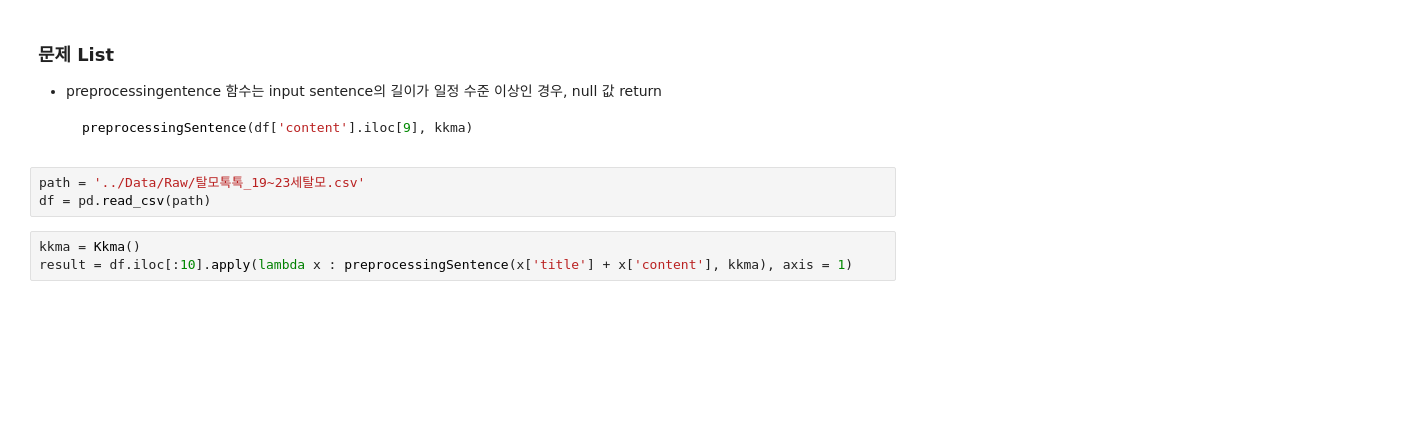
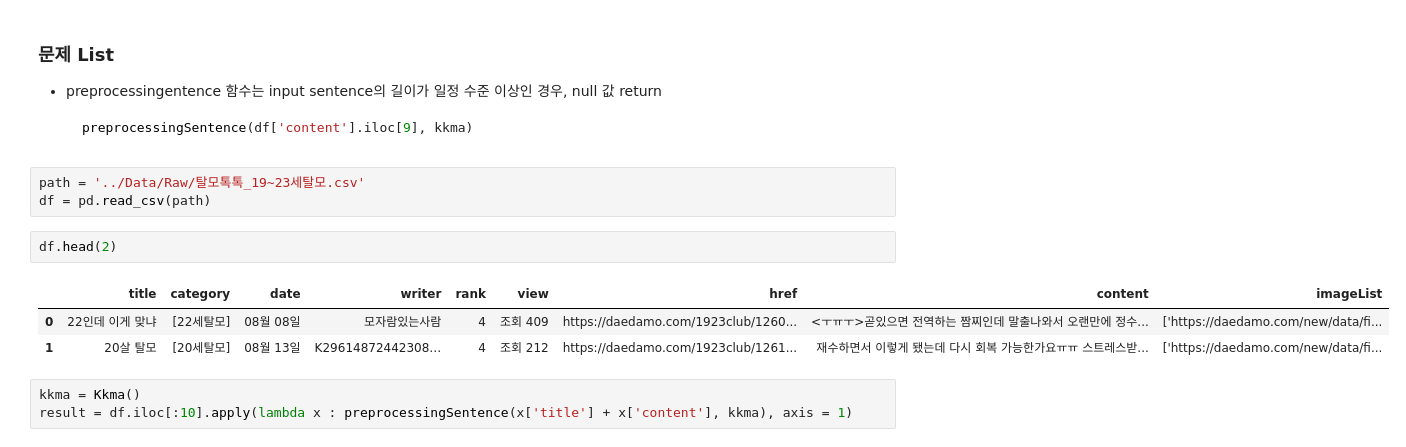
Before and after one commit to yswSlamDunk/BigDataUtilizationSupportProject2023, a Jupyter notebook: 데이타플로우/Jupyter/0002. 데이터 수집 및 전처리__tmp__텍스트 전처리 및 키워드 추출.ipynb, the cells around one changed output. Saved outputs shown, nothing was run; the diff lists cells and outputs as text; blank space fills up the shorter version.

```diff
--- a/데이타플로우/Jupyter/0002. 데이터 수집 및 전처리__tmp__텍스트 전처리 및 키워드 추출.ipynb
+++ b/데이타플로우/Jupyter/0002. 데이터 수집 및 전처리__tmp__텍스트 전처리 및 키워드 추출.ipynb
@@ -20,6 +20,12 @@ from Code.preprocessingSentence import *
 # %%
 path = '../Data/Raw/탈모톡톡_19~23세탈모.csv'
 df = pd.read_csv(path)
+# %%
+df.head(2)
+# %% [output]
+|  | title | category | date | writer | rank | view | href | content | imageList |
+| 0 | 22인데 이게 맞냐 | [22세탈모] | 08월 08일 | 모자람있는사람 | 4 | 조회 409 | https://daedamo.com/1923club/1260... | <ㅜㅠㅜ>곧있으면 전역하는 짬찌인데 말출나와서 오랜만에 정수... | ['https://daedamo.com/new/data/fi... |
+| 1 | 20살 탈모 | [20세탈모] | 08월 13일 | K29614872442308… | 4 | 조회 212 | https://daedamo.com/1923club/1261... | 재수하면서 이렇게 됐는데 다시 회복 가능한가요ㅠㅠ 스트레스받... | ['https://daedamo.com/new/data/fi... |
 # %%
 kkma = Kkma()
 result = df.iloc[:10].apply(lambda x : preprocessingSentence(x['title'] + x['content'], kkma), axis = 1)
```
Also changed, not shown: parts of 16 cells of this notebook, 4 other files.
